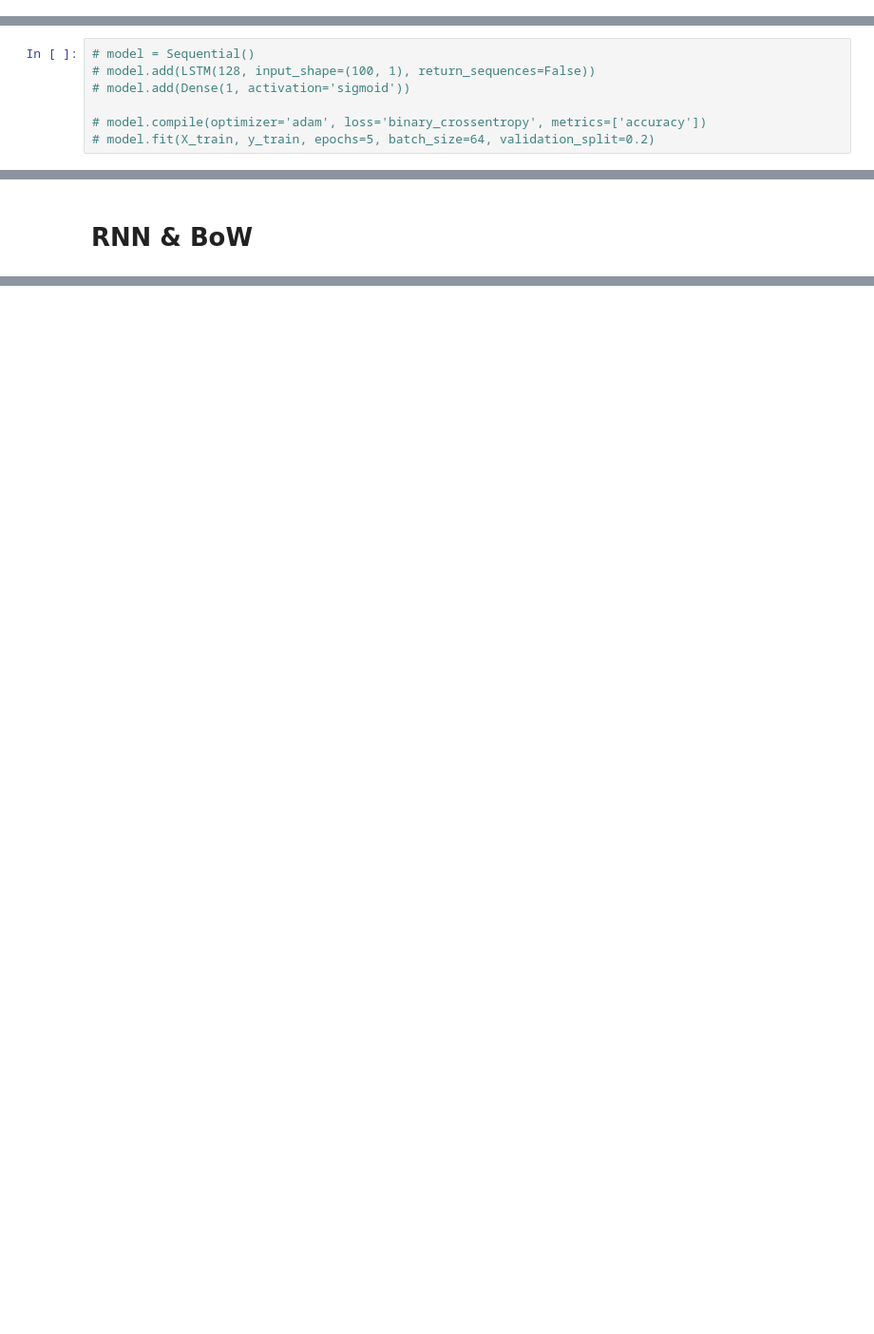
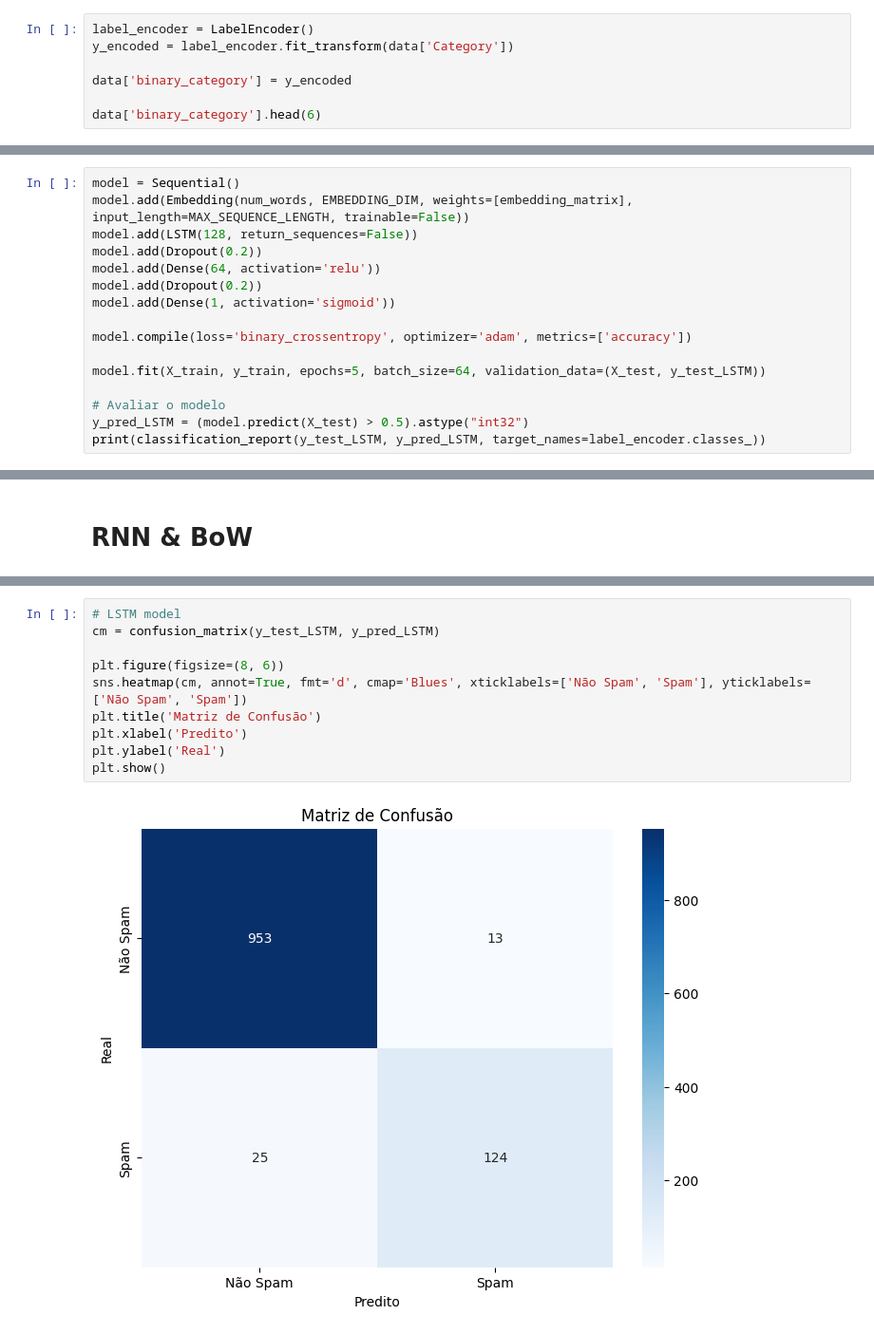
Before and after one commit to GabrielNhoncanse/Ponderadas, a Jupyter notebook: M011_Spam_Sem06/ponderada_spam_sem06.ipynb, the cells around one changed output, grey strips where cells are left out. Shown at 95% size. Drawn from its saved outputs; the diff is of its cells as text; blank space fills up the shorter version.

```diff
--- a/M011_Spam_Sem06/ponderada_spam_sem06.ipynb
+++ b/M011_Spam_Sem06/ponderada_spam_sem06.ipynb
@@ -181,3 +198,10 @@ data.head(10)
 | 7 | ham | As per your request 'Melle Melle ... | 160 | [per, request, melle, oru, minnam... |
 | 8 | spam | WINNER!! As a valued network cust... | 157 | [winner, valued, network, custome... |
 | 9 | spam | Had your mobile 11 months or more... | 154 | [mobile, month, u, r, entitled, u... |
+# %%
+label_encoder = LabelEncoder()
+y_encoded = label_encoder.fit_transform(data['Category'])
+
+data['binary_category'] = y_encoded
+
+data['binary_category'].head(6)
@@ -206,9 +248,18 @@ data.head(10)
 # %% [markdown]
 ## LSTM
 # %%
-# model = Sequential()
-# model.add(LSTM(128, input_shape=(100, 1), return_sequences=False))
-# model.add(Dense(1, activation='sigmoid'))
+model = Sequential()
+model.add(Embedding(num_words, EMBEDDING_DIM, weights=[embedding_matrix], input_length=MAX_SEQUENCE_LENGTH, trainable=False))
+model.add(LSTM(128, return_sequences=False))
+model.add(Dropout(0.2))
+model.add(Dense(64, activation='relu'))
+model.add(Dropout(0.2))
+model.add(Dense(1, activation='sigmoid'))
 
-# model.compile(optimizer='adam', loss='binary_crossentropy', metrics=['accuracy'])
-# model.fit(X_train, y_train, epochs=5, batch_size=64, validation_split=0.2)
+model.compile(loss='binary_crossentropy', optimizer='adam', metrics=['accuracy'])
+
+model.fit(X_train, y_train, epochs=5, batch_size=64, validation_data=(X_test, y_test_LSTM))
+
+# Avaliar o modelo
+y_pred_LSTM = (model.predict(X_test) > 0.5).astype("int32")
+print(classification_report(y_test_LSTM, y_pred_LSTM, target_names=label_encoder.classes_))
@@ -297,0 +359,12 @@ plt.show()
+# %%
+# LSTM model
+cm = confusion_matrix(y_test_LSTM, y_pred_LSTM)
+
+plt.figure(figsize=(8, 6))
+sns.heatmap(cm, annot=True, fmt='d', cmap='Blues', xticklabels=['Não Spam', 'Spam'], yticklabels=['Não Spam', 'Spam'])
+plt.title('Matriz de Confusão')
+plt.xlabel('Predito')
+plt.ylabel('Real')
+plt.show()
+# %% [output]
+[figure, added]
```
Also changed, not shown: parts of 18 cells of this notebook.
